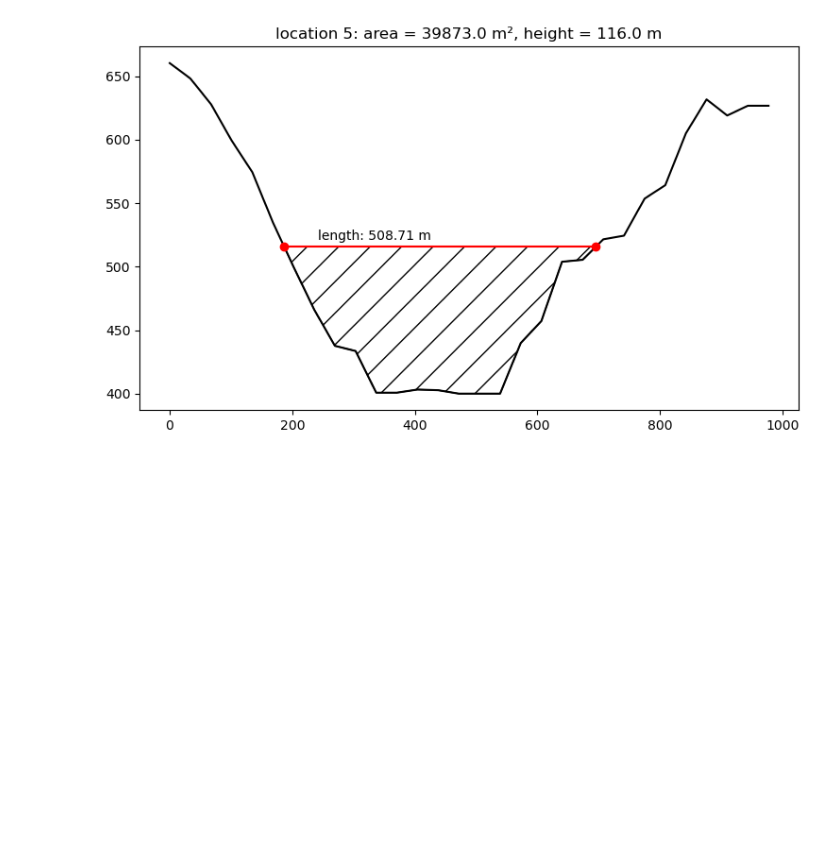
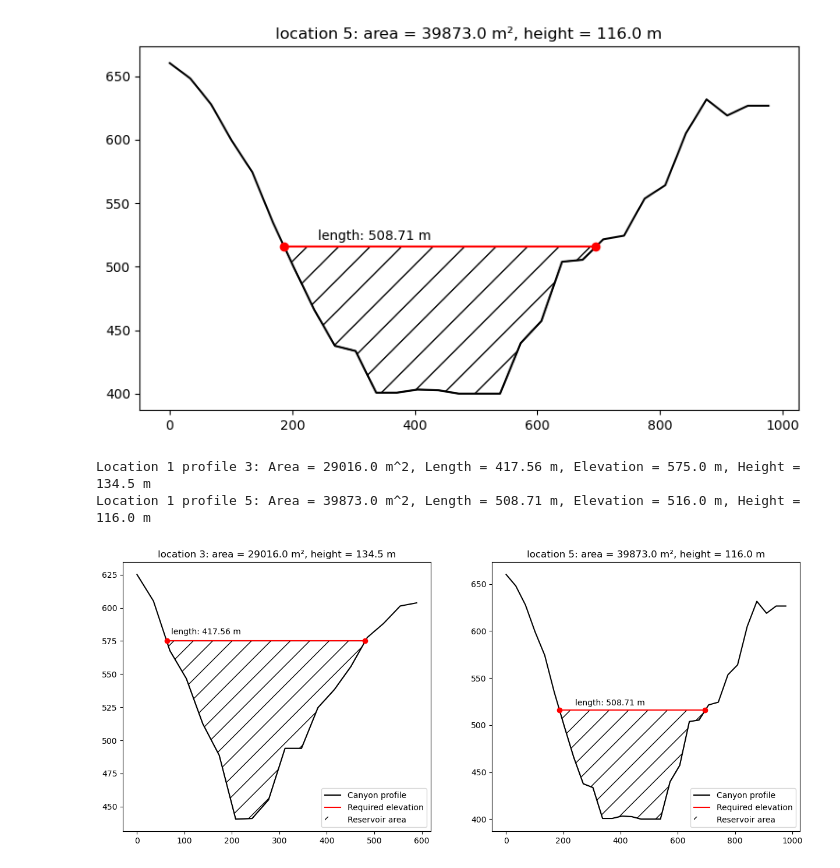
Before and after one commit to maxblw/CIEM4301_dam_design, a Jupyter notebook: Elevation/canyon_profiles.ipynb, the cells around one changed output. Cells and saved outputs as stored; diff of their text form; code cells hidden in the pictures; blank space fills up the shorter version.

```diff
--- a/Elevation/canyon_profiles.ipynb
+++ b/Elevation/canyon_profiles.ipynb
@@ -49,3 +49,77 @@ Location 5: Area = 39873.0 m^2, Length = 508.71 m, Elevation = 516.0 m, Height =
 [figure]
 [figure]
 [figure]
+# %%
+areas = []
+lengths = []
+heights = []
+elevations = []
+idx = 0
+
+df1 = pd.read_csv(f'..//Data//canyon_profile_3.csv', names = ['x', 'y'], delimiter='\\s+')
+loc_req1 = pd.read_csv('..//Data//location_requirements.csv', index_col='Location ID')
+
+df1['elevation'] = loc_req1.loc[3, 'Required Elevation (m)']
+df1_ext = pd.DataFrame()
+df1_ext['x'] = np.linspace(0, df1['x'].max(), 1000)
+df1_ext['y'] = np.interp(df1_ext['x'], df1['x'], df1['y'])
+df1_ext['elevation'] = df1['elevation'].iloc[0]
+df1_red = df1_ext[df1_ext['y'] <= df1_ext['elevation']]
+
+area1 = np.round(df1_red['elevation'].iloc[0] * (df1_red['x'].iloc[-1] - df1_red['x'].iloc[0]) - np.trapezoid(df1_red['y'], df1_red['x']), 0)
+length1 = np.round(df1_red['x'].iloc[-1] - df1_red['x'].iloc[0], 2)
+height1 = np.round(df1_red['elevation'].iloc[0] - df1_red['y'].min(), 2)
+elevation1 = np.round(df1_red['elevation'].iloc[0], 2)
+
+df2 = pd.read_csv(f'..//Data//canyon_profile_5.csv', names = ['x', 'y'], delimiter='\\s+')
+loc_req2 = pd.read_csv('..//Data//location_requirements.csv', index_col='Location ID')
+
+df2['elevation'] = loc_req2.loc[5, 'Required Elevation (m)']
+df2_ext = pd.DataFrame()
+df2_ext['x'] = np.linspace(0, df2['x'].max(), 1000)
+df2_ext['y'] = np.interp(df2_ext['x'], df2['x'], df2['y'])
+df2_ext['elevation'] = df2['elevation'].iloc[0]
+df2_red = df2_ext[df2_ext['y'] <= df2_ext['elevation']]
+
+area2 = np.round(df2_red['elevation'].iloc[0] * (df2_red['x'].iloc[-1] - df2_red['x'].iloc[0]) - np.trapezoid(df2_red['y'], df2_red['x']), 0)
+length2 = np.round(df2_red['x'].iloc[-1] - df2_red['x'].iloc[0], 2)
+height2 = np.round(df2_red['elevation'].iloc[0] - df2_red['y'].min(), 2)
+elevation2 = np.round(df2_red['elevation'].iloc[0], 5)
+
+print(f'Location 1 profile 3: Area = {area1} m^2, Length = {length1} m, Elevation = {elevation1} m, Height = {height1} m')
+print(f'Location 1 profile 5: Area = {area2} m^2, Length = {length2} m, Elevation = {elevation2} m, Height = {height2} m')
+# %% [output]
+Location 1 profile 3: Area = 29016.0 m^2, Length = 417.56 m, Elevation = 575.0 m, Height = 134.5 m
+Location 1 profile 5: Area = 39873.0 m^2, Length = 508.71 m, Elevation = 516.0 m, Height = 116.0 m
+# %%
+fig, axes = plt.subplots(1, 2,figsize=(15, 6))
+
+axes[0].plot(df1['x'], df1['y'], label='Canyon profile', color = 'black')
+axes[0].plot(df1_red['x'], df1_red['elevation'], label='Required elevation', color = 'red')
+axes[0].plot(df1_red['x'].min(), elevation1, 'ro')
+axes[0].plot(df1_red['x'].max(), elevation1, 'ro')
+
+axes[0].annotate(f'length: {length1} m',
+            xy=((df1_red["x"].max()+df1_red["x"].min())/2, elevation1),
+            xytext=(((df1_red["x"].max()+df1_red["x"].min())/2)-200, elevation1+5),
+)
+axes[0].set_title(f'location 3: area = {area1} m², height = {height1} m')
+axes[0].fill_between(df1_red['x'], df1_red['y'], df1_red['elevation'],facecolor = 'none', hatch = '/', label='Reservoir area')
+axes[0].legend()
+
+axes[1].plot(df2['x'], df2['y'], label='Canyon profile', color = 'black')
+axes[1].plot(df2_red['x'], df2_red['elevation'], label  ='Required elevation', color = 'red')
+axes[1].plot(df2_red['x'].min(), elevation2, 'ro')
+axes[1].plot(df2_red['x'].max(), elevation2, 'ro')
+axes[1].annotate(f'length: {length2} m',
+            xy=((df2_red["x"].max()+df2_red["x"].min())/2, elevation2),
+            xytext=(((df2_red["x"].max()+df2_red["x"].min())/2)-200, elevation2+5),
+)
+
+axes[1].set_title(f'location 5: area = {area2} m², height = {height2} m')
+axes[1].fill_between(df2_red['x'], df2_red['y'], df2_red['elevation'],facecolor = 'none', hatch = '/', label='Reservoir area')
+axes[1].legend()
+
+plt.savefig(f'..//figures//canyon_profile.png', dpi=300)
+# %% [output]
+[figure, added]
```
Also changed, not shown: parts of 1 cell of this notebook, 3 other files.
